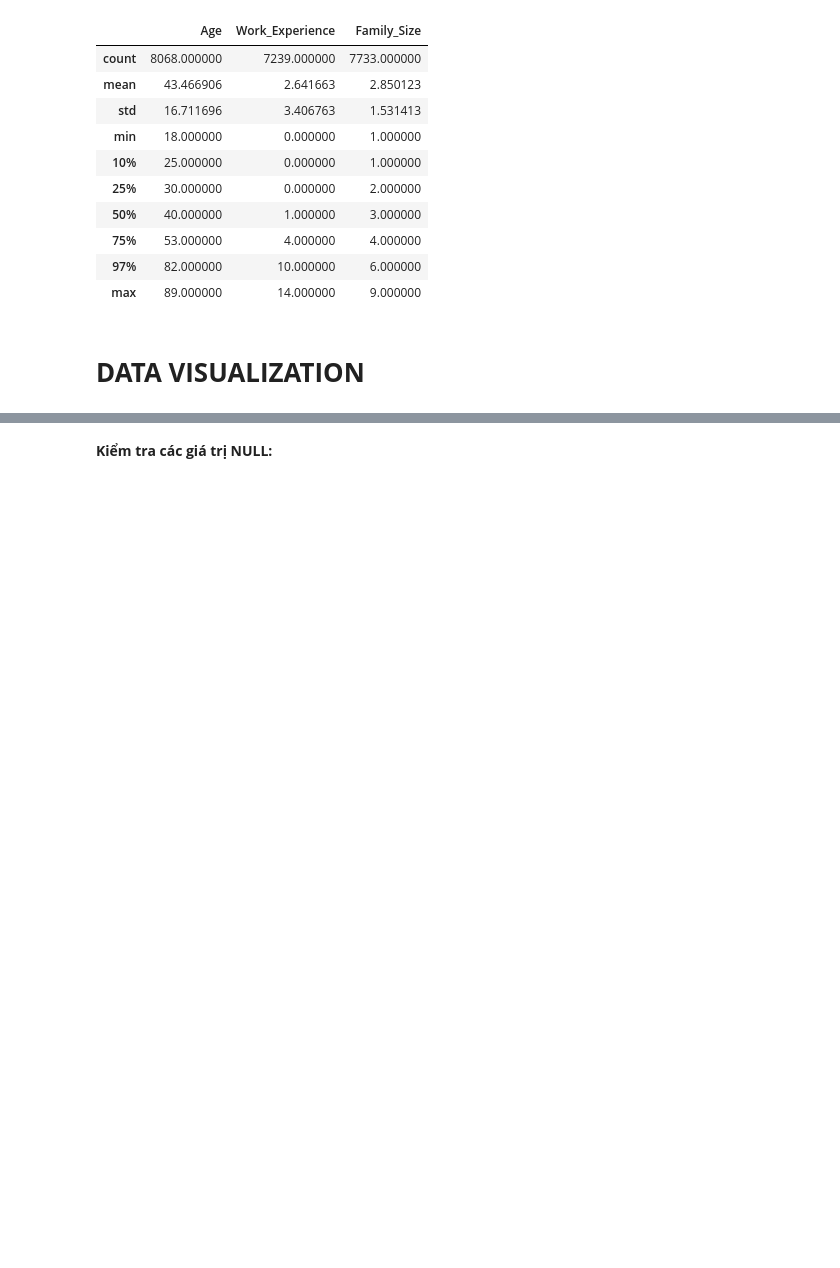
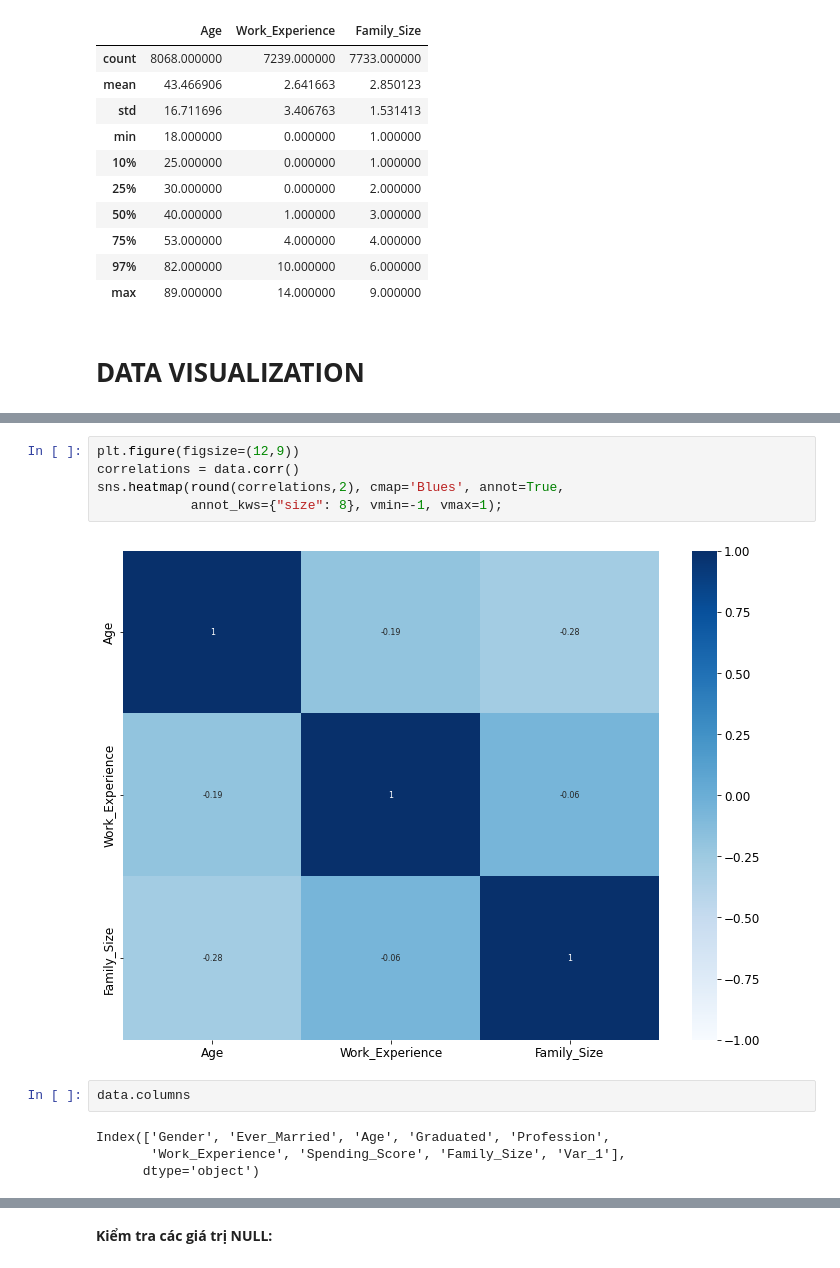
Before and after one commit to NDuyUyen/Customer_Segmentation, a Jupyter notebook: Customer_Clustering.ipynb, the cells around one changed output, grey strips where cells are left out. Drawn from its saved outputs; the diff is of its cells as text; blank space fills up the shorter version.

```diff
--- a/Customer_Clustering.ipynb
+++ b/Customer_Clustering.ipynb
@@ -134,0 +206,13 @@ data.describe(percentiles = [.1, .25, .5, .75, .97])
+# %%
+plt.figure(figsize=(12,9))
+correlations = data.corr()
+sns.heatmap(round(correlations,2), cmap='Blues', annot=True,
+            annot_kws={"size": 8}, vmin=-1, vmax=1);
+# %% [output]
+[figure, added]
+# %%
+data.columns
+# %% [output]
+Index(['Gender', 'Ever_Married', 'Age', 'Graduated', 'Profession',
+       'Work_Experience', 'Spending_Score', 'Family_Size', 'Var_1'],
+      dtype='object')
```
Also changed, not shown: parts of 14 cells of this notebook.
